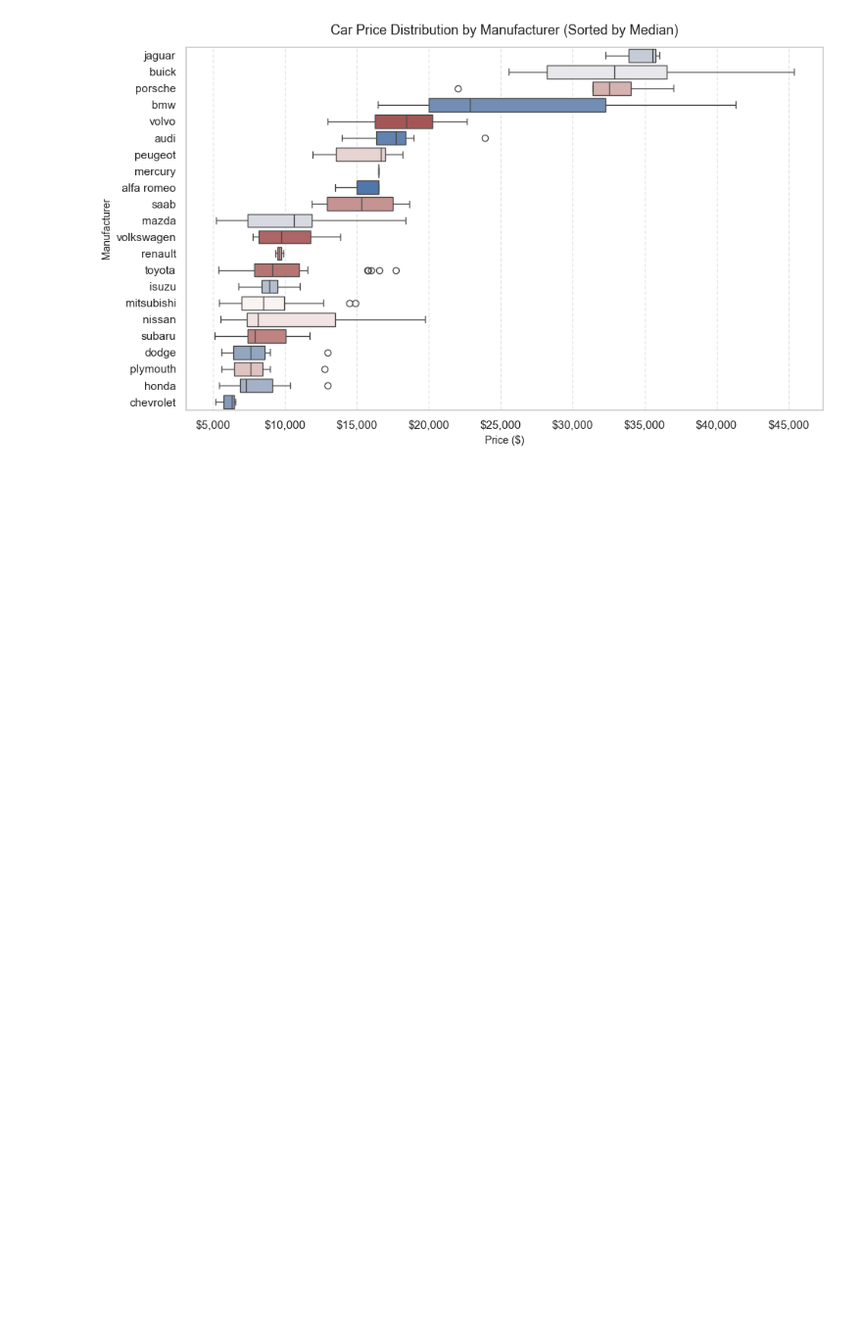
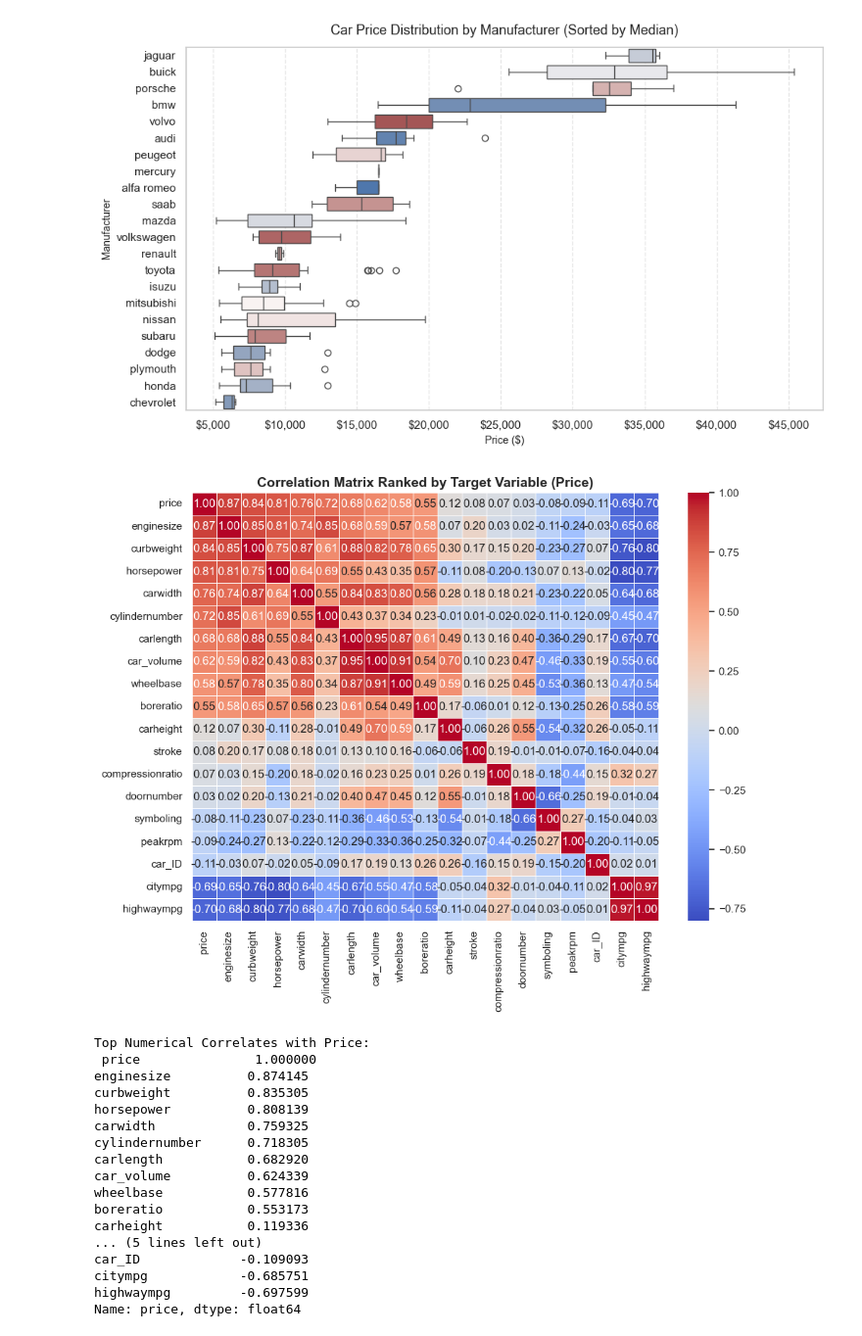
Before and after one commit to phonemes-and-speech-entrainment/Car_feature_price_analysis, a Jupyter notebook: jupyter_notebooks/Unit 2/car_price_visualisations_and_stats.ipynb, the cells around one changed output. Shown at 98% size. Cells and saved outputs as stored; diff of their text form; code cells hidden in the pictures; blank space fills up the shorter version.

```diff
--- a/jupyter_notebooks/Unit 2/car_price_visualisations_and_stats.ipynb
+++ b/jupyter_notebooks/Unit 2/car_price_visualisations_and_stats.ipynb
@@ -405,3 +405,43 @@ plt.tight_layout()
 plt.show()
 # %% [output]
 [figure]
+# %%
+# -------------------------------------------------------------------------
+# 14. Correlation of numerical variables
+# -------------------------------------------------------------------------
+# Select numeric features for Pearson correlation ranking
+numeric_cols = df.select_dtypes(include=[np.number]).columns
+corr_matrix = df[numeric_cols].corr()
+
+# Extract top correlated features with price
+top_corr = corr_matrix['price'].sort_values(ascending=False)
+
+plt.figure(figsize=(10, 8))
+sns.heatmap(
+    corr_matrix.loc[top_corr.index, top_corr.index],
+    annot=True, fmt=".2f", cmap="coolwarm", cbar=True, linewidths=0.5
+)
+plt.title("Correlation Matrix Ranked by Target Variable (Price)", fontsize=14, fontweight='bold')
+plt.tight_layout()
+plt.show()
+
+print("Top Numerical Correlates with Price:\n", top_corr)
+# %% [output]
+[figure, added]
+Top Numerical Correlates with Price:
+ price               1.000000
+enginesize          0.874145
+curbweight          0.835305
+horsepower          0.808139
+carwidth            0.759325
+cylindernumber      0.718305
+carlength           0.682920
+car_volume          0.624339
+wheelbase           0.577816
+boreratio           0.553173
+carheight           0.119336
+... (5 lines left out)
+car_ID             -0.109093
+citympg            -0.685751
+highwaympg         -0.697599
+Name: price, dtype: float64
```
Also changed, not shown: parts of 6 cells of this notebook.
